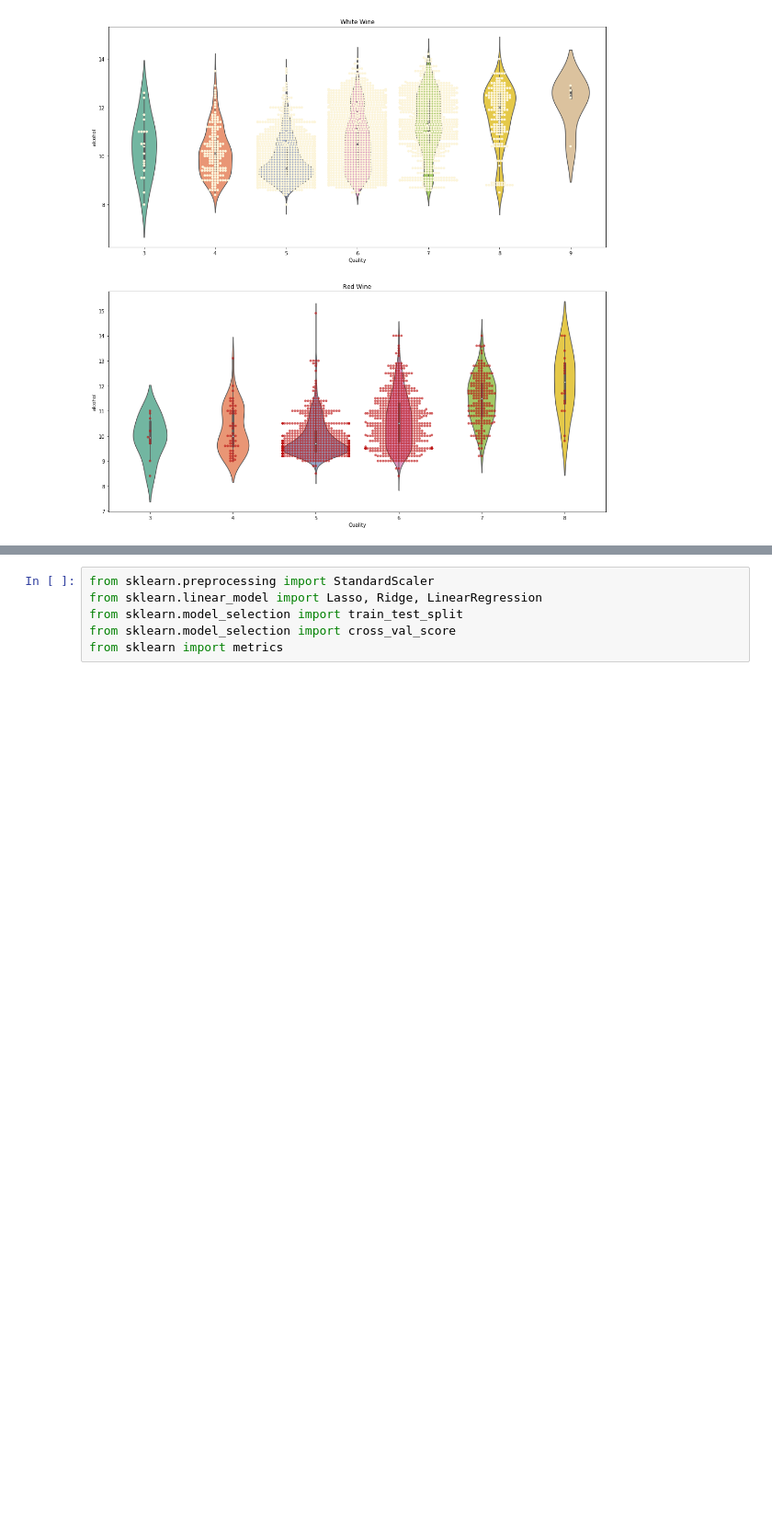
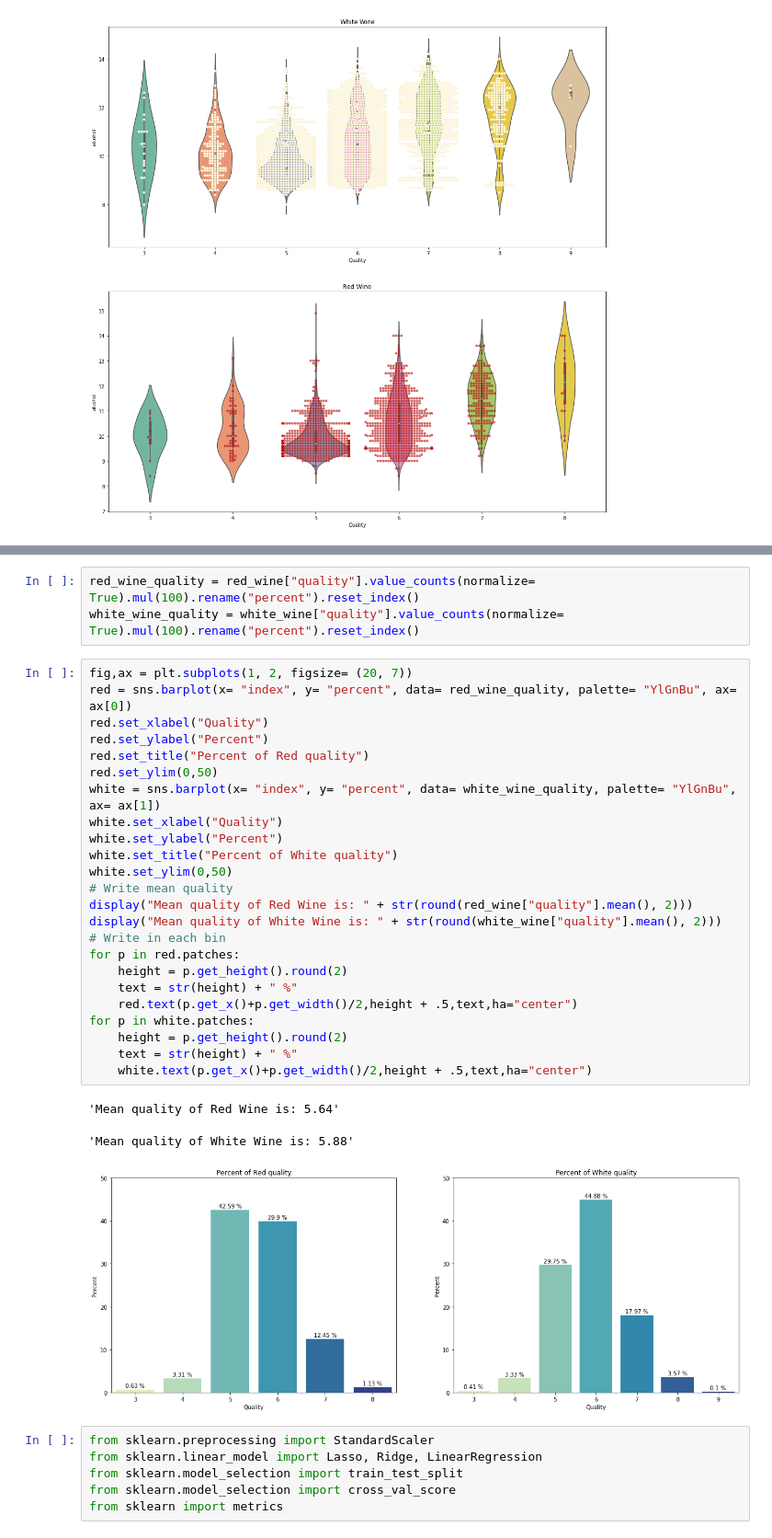
Before and after one commit to SoroushGhaderi/wine_quality_data_analysis_machine_learning, a Jupyter notebook: wine_data_analysis_machine_learning.ipynb, the cells around one changed output, grey strips where cells are left out. Shown at 92% size. Cells and saved outputs as stored; diff of their text form; blank space fills up the shorter version.

Commit message:
percent of quality for Red and White

```diff
--- a/wine_data_analysis_machine_learning.ipynb
+++ b/wine_data_analysis_machine_learning.ipynb
@@ -80,3 +84,34 @@ plt.show()
+# %%
+red_wine_quality = red_wine["quality"].value_counts(normalize= True).mul(100).rename("percent").reset_index()
+white_wine_quality = white_wine["quality"].value_counts(normalize= True).mul(100).rename("percent").reset_index()
+# %%
+fig,ax = plt.subplots(1, 2, figsize= (20, 7))
+red = sns.barplot(x= "index", y= "percent", data= red_wine_quality, palette= "YlGnBu", ax= ax[0])
+red.set_xlabel("Quality")
+red.set_ylabel("Percent")
+red.set_title("Percent of Red quality")
+red.set_ylim(0,50)
+white = sns.barplot(x= "index", y= "percent", data= white_wine_quality, palette= "YlGnBu", ax= ax[1])
+white.set_xlabel("Quality")
+white.set_ylabel("Percent")
+white.set_title("Percent of White quality")
+white.set_ylim(0,50)
+# Write mean quality
+display("Mean quality of Red Wine is: " + str(round(red_wine["quality"].mean(), 2)))
+display("Mean quality of White Wine is: " + str(round(white_wine["quality"].mean(), 2)))
+# Write in each bin
+for p in red.patches:
+    height = p.get_height().round(2)
+    text = str(height) + " %"
+    red.text(p.get_x()+p.get_width()/2,height + .5,text,ha="center")
+for p in white.patches:
+    height = p.get_height().round(2)
+    text = str(height) + " %"
+    white.text(p.get_x()+p.get_width()/2,height + .5,text,ha="center")
+# %% [output]
+'Mean quality of Red Wine is: 5.64'
+'Mean quality of White Wine is: 5.88'
+[figure, added]
 # %%
 from sklearn.preprocessing import StandardScaler
 from sklearn.linear_model import Lasso, Ridge, LinearRegression
```
Also changed, not shown: parts of 1 cell of this notebook.
